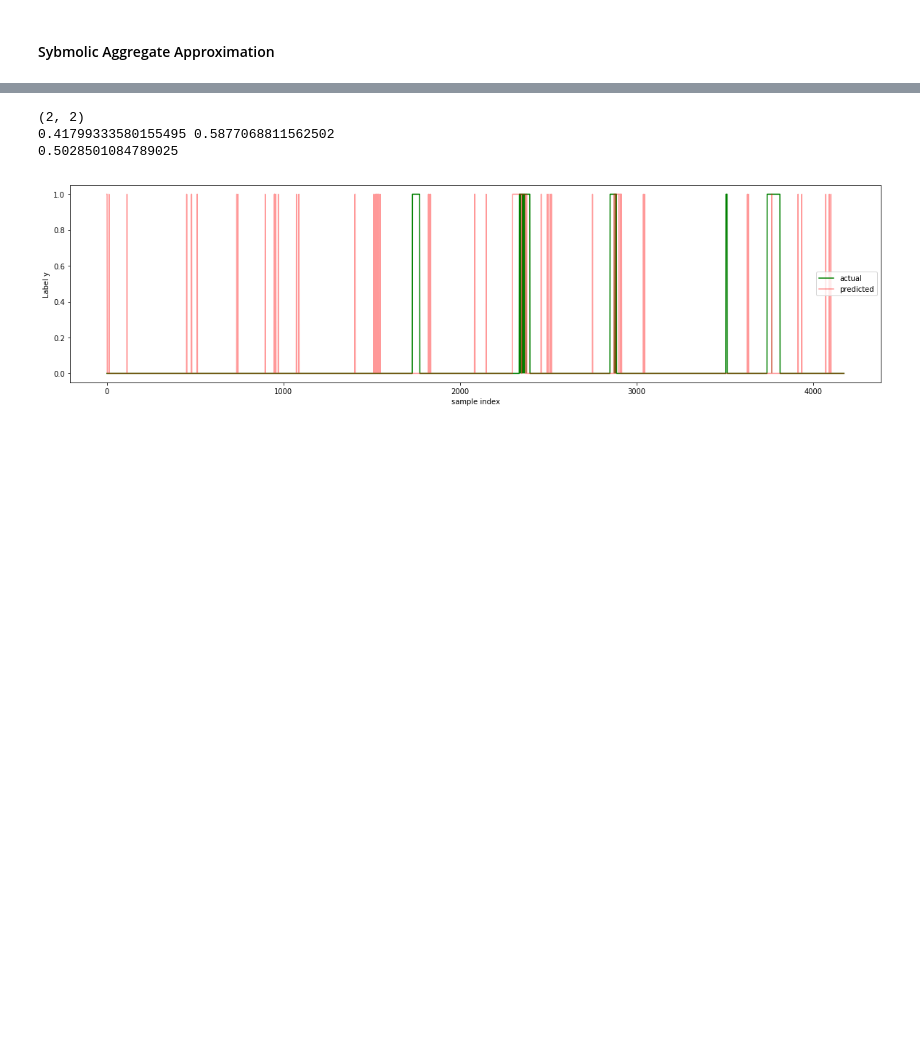
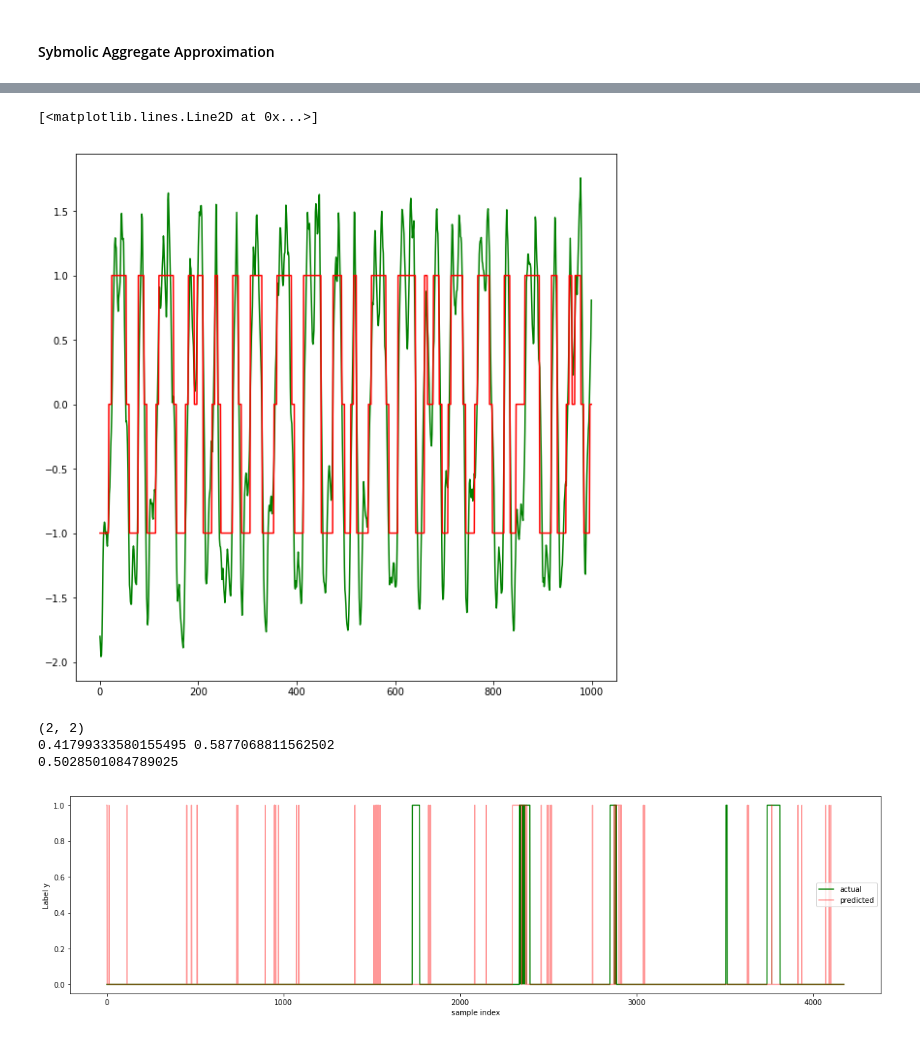
Before and after one commit to giannislelekas/CS4035, a Jupyter notebook: lab2/Discrete Task.ipynb, the cells around one changed output, grey strips where cells are left out. Cells and saved outputs as stored; diff of their text form; code cells hidden in the pictures; blank space fills up the shorter version.

```diff
--- a/lab2/Discrete Task.ipynb
+++ b/lab2/Discrete Task.ipynb
@@ -84,3 +122,13 @@ test_sax = sax_via_window(X2[:,0], 51, 8, alphabet_size=3,
+# %%
+enum = {'a':-1, 'b': 0, 'c':1}
+disc_enum = [enum[x] for x in disc]
+
+plt.figure(figsize=(10,10))
+plt.plot(signal[:1000], color='g', label='raw')
+plt.plot(disc_enum[:1000], color='r', label='discrete')
+# %% [output]
+[<matplotlib.lines.Line2D at 0x...>]
+[figure, added]
 # %%
 # Extract ngram probabilities and training profile based on most frequent ngrams
 train_probs = extract_ngram_probs(train_sax)
```
Also changed, not shown: parts of 15 cells of this notebook.
